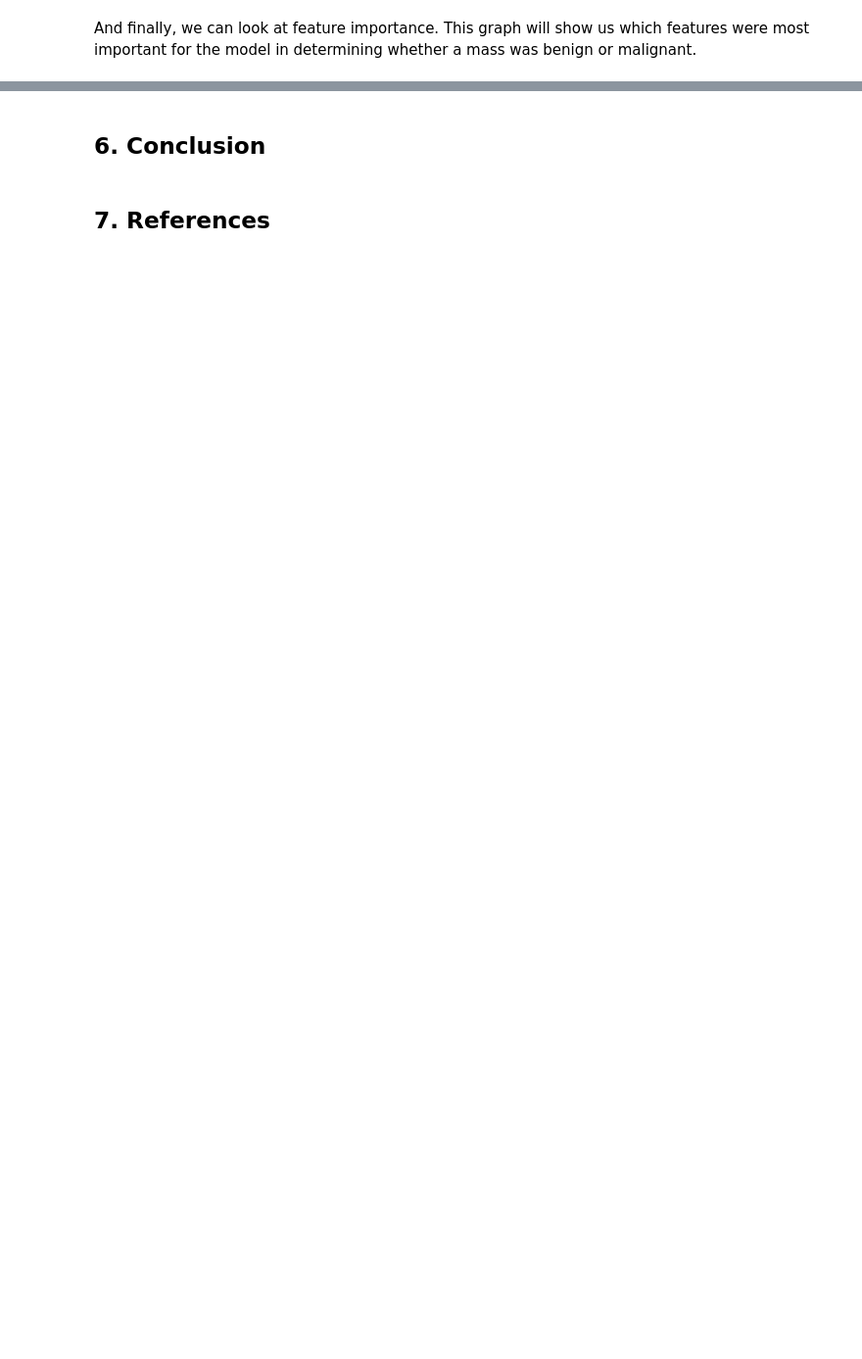
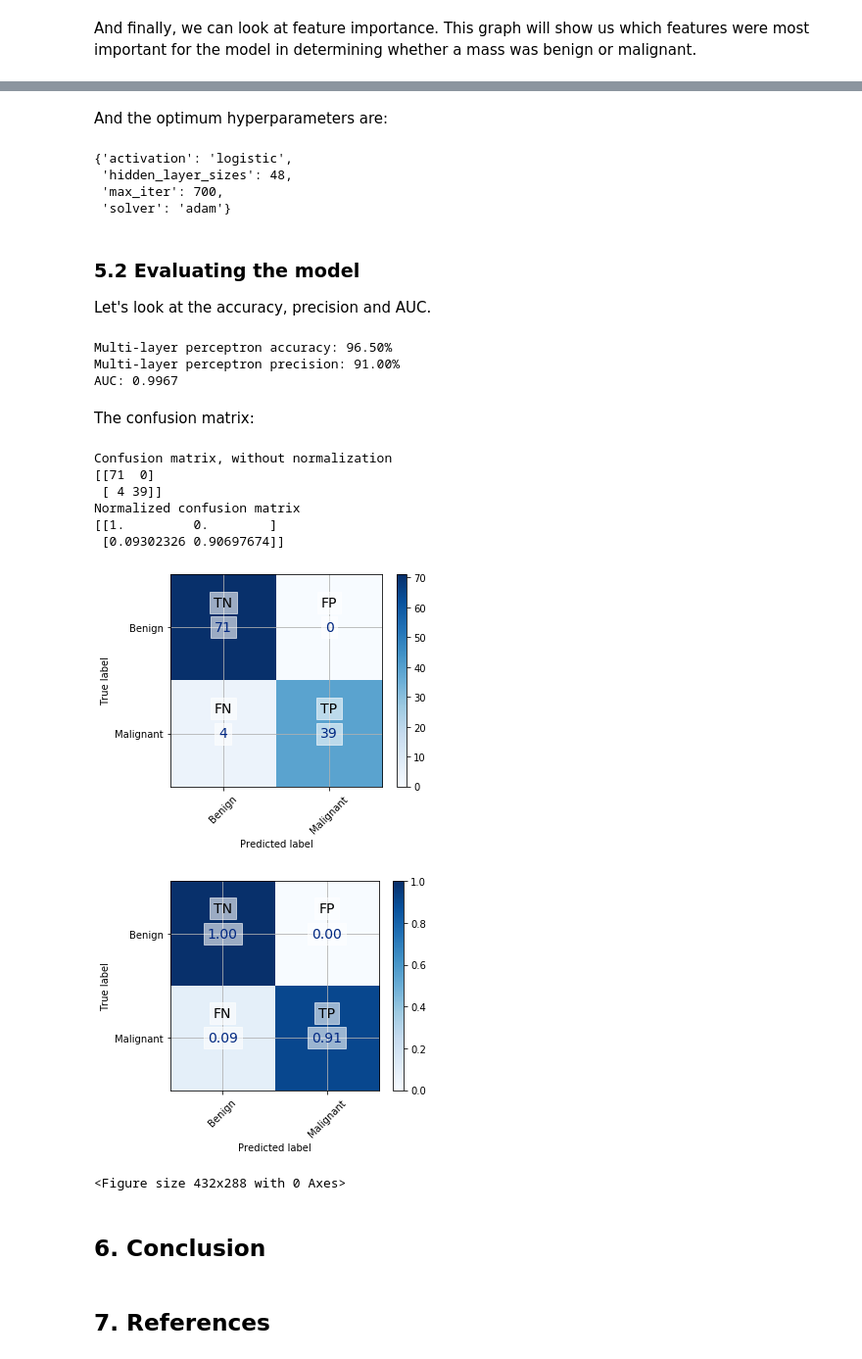
Before and after one commit to DaniiClarkee/Team4_CFG, a Jupyter notebook: Team_4_analysis.ipynb, the cells around one changed output, grey strips where cells are left out. Shown at 98% size. Cells and saved outputs as stored; diff of their text form; code cells hidden in the pictures; blank space fills up the shorter version.

```diff
--- a/Team_4_analysis.ipynb
+++ b/Team_4_analysis.ipynb
@@ -425,0 +557,20 @@ plt.show()
+# %%
+mlp_hidden_layer_sizes = np.arange(40,60,2)
+mlp_max_iter = np.arange(200,800,100)
+mlp_solver = ['lbfgs','adam']
+mlp_activation = ['logistic','relu']
+
+mlp_grid = {'hidden_layer_sizes': mlp_hidden_layer_sizes,
+               'max_iter': mlp_max_iter,
+               'solver': mlp_solver,
+               'activation': mlp_activation}
+
+clf_mlp = MLPClassifier()
+
+mlp_grid_search = GridSearchCV(estimator = clf_mlp,
+                               param_grid = mlp_grid,
+                               cv = 3,
+                               verbose=2,
+                               n_jobs = -1)
+
+mlp_grid_search.fit(X_train, y_train)
@@ -426,3 +602,43 @@ plt.show()
+# %% [markdown]
+And the optimum hyperparameters are:
+# %%
+mlp_params = mlp_grid_search.best_params_
+mlp_params
+# %% [output]
+{'activation': 'logistic',
+ 'hidden_layer_sizes': 48,
+ 'max_iter': 700,
+ 'solver': 'adam'}
+# %% [markdown]
+### 5.2 Evaluating the model
+
+Let's look at the accuracy, precision and AUC.
+# %%
+proba_clf_mlp = mlp_grid_search.predict_proba(X_test)
+pred_clf_mlp = np.where(proba_clf_mlp[:,1] > thresh, 1, 0)
+print_metrics(y_test,pred_clf_mlp,proba_clf_mlp,"Multi-layer perceptron")
+# %% [output]
+Multi-layer perceptron accuracy: 96.50%
+Multi-layer perceptron precision: 91.00%
+AUC: 0.9967
+# %% [markdown]
+The confusion matrix:
+# %%
+clf_mlp_conf = confusion_matrix(y_test,pred_clf_mlp)
+plot_confusion_matrix(clf_mlp_conf, normalize=False)
+plot_confusion_matrix(clf_mlp_conf, normalize=True)
+plt.show()
+plt.tight_layout()
+# %% [output]
+Confusion matrix, without normalization
+[[71  0]
+ [ 4 39]]
+Normalized confusion matrix
+[[1.         0.        ]
+ [0.09302326 0.90697674]]
+[figure, added]
+[figure, added]
+<Figure size 432x288 with 0 Axes>
 # %% [markdown]
 ## 6. Conclusion
 # %% [markdown]
```
Also changed, not shown: parts of 26 cells of this notebook.
